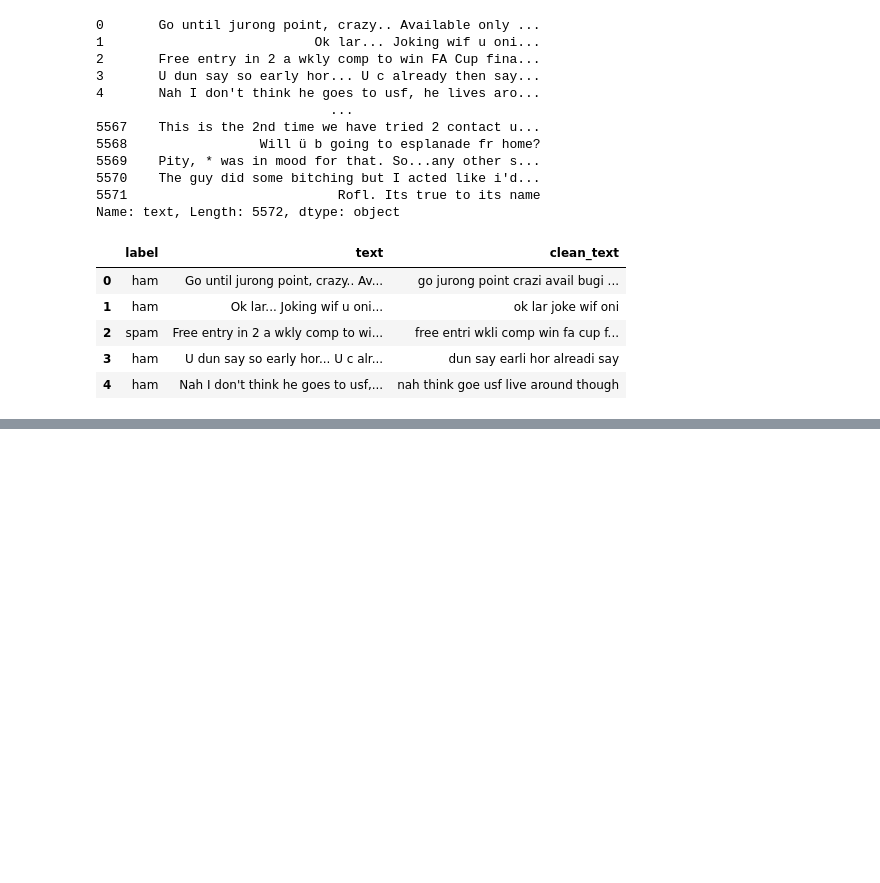
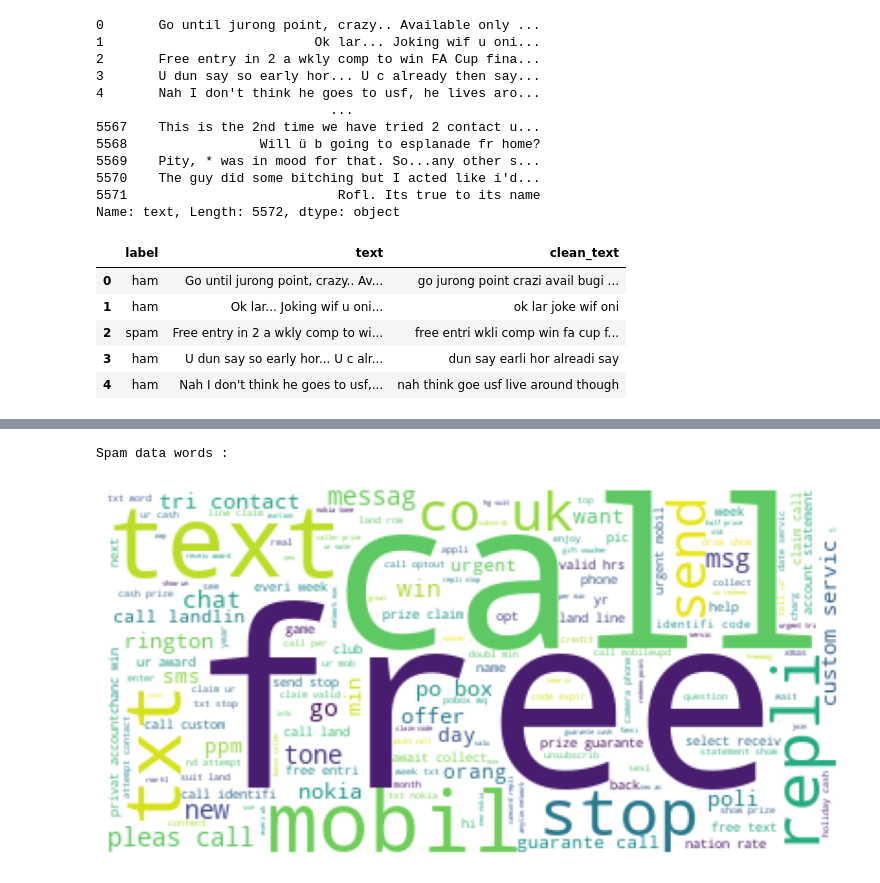
Before and after one commit to ravindrajoisa/Machine_Learning_Projects, a Jupyter notebook: Spam_Classifier_using_Naive_Bayes/Spam_Classifier.ipynb, the cells around one changed output, grey strips where cells are left out. Cells and saved outputs as stored; diff of their text form; code cells hidden in the pictures; blank space fills up the shorter version.

Commit message:
Spam Classifier

```diff
--- a/Spam_Classifier_using_Naive_Bayes/Spam_Classifier.ipynb
+++ b/Spam_Classifier_using_Naive_Bayes/Spam_Classifier.ipynb
@@ -156,0 +214,9 @@ df.head()
+# %%
+spamdata = df[df['label'] == 'spam']
+spamdata = spamdata['clean_text']
+# %%
+print("Spam data words :")
+wordCloud(spamdata)
+# %% [output]
+Spam data words :
+[figure, added]
```
Also changed, not shown: parts of 43 cells of this notebook.
